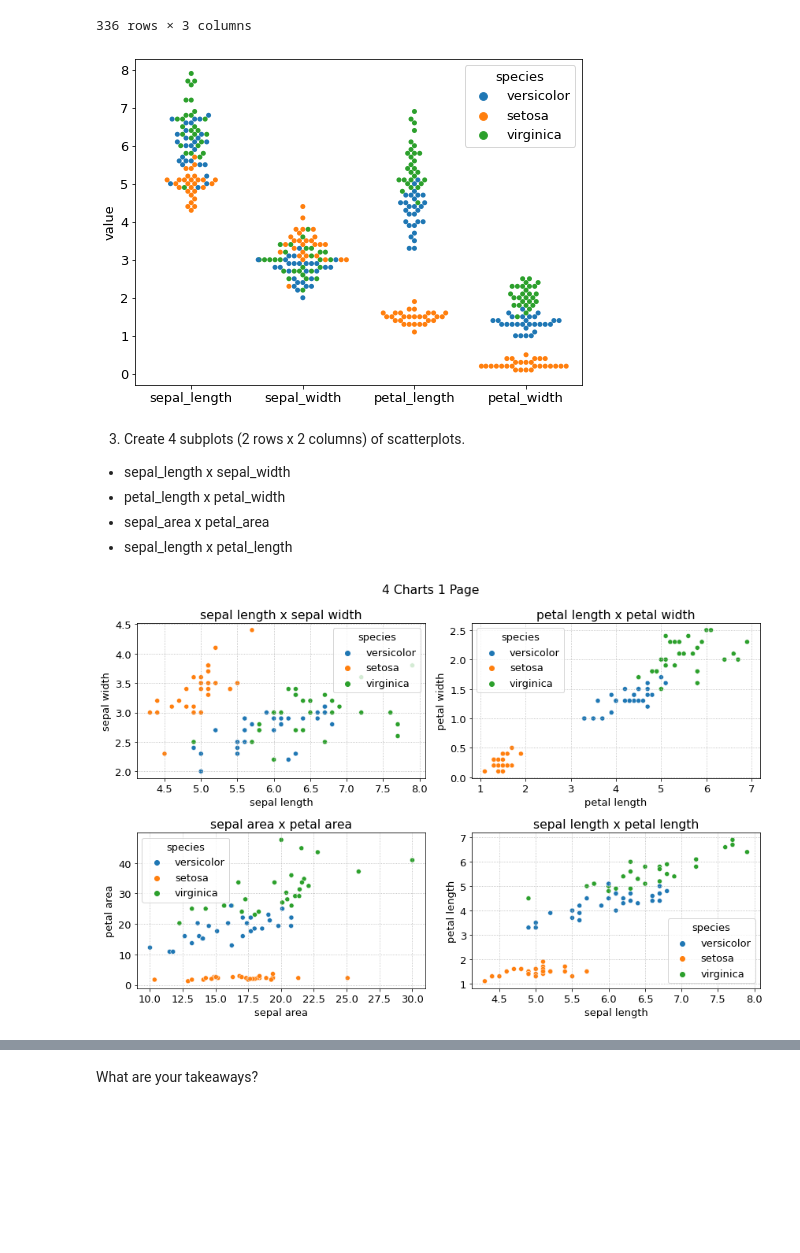
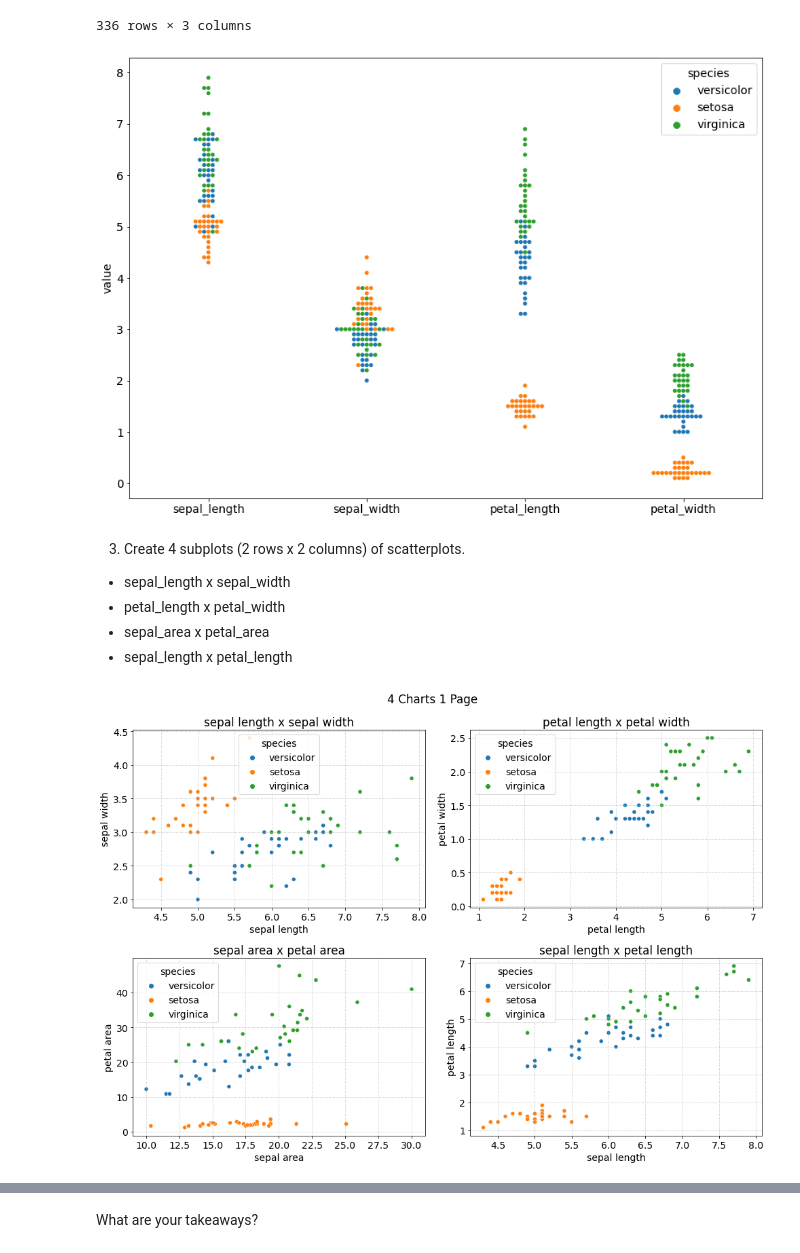
Before and after one commit to Tyler-Applegate/classification-exercises, a Jupyter notebook: classification_exercises.ipynb, the cells around one changed output, grey strips where cells are left out. Cells and saved outputs as stored; diff of their text form; code cells hidden in the pictures; blank space fills up the shorter version.

```diff
--- a/classification_exercises.ipynb
+++ b/classification_exercises.ipynb
@@ -464,20 +749,25 @@ iris_train_num_melt
 | 334 | setosa | petal_width | 0.1 |
 | 335 | setosa | petal_width | 0.4 |
 336 rows × 3 columns
+# %%
+# fancy matplotlib formatting for the notebook...
+
+plt.rc('font', size = 14)
+plt.rc('figure', figsize = (14,10))
 # %%
 # swarm of bees
 
-plt.figure(figsize=(8,6))
+# plt.figure(figsize=(8,6))
 p = sns.swarmplot(
     x='measurement',
     y='value',
     hue='species',
     data=iris_train_num_melt,
 )
 p.set(xlabel='')
 plt.show()
 # %% [output]
-[figure, old version]
+[figure, new version]
 # %%
 # what does it mean?
 
@@ -504,7 +794,7 @@ iris_train['sepal_area'] = iris_train['sepal_length'] * iris_train['sepal_width'
 iris_train['petal_area'] = iris_train['petal_length'] * iris_train['petal_length']
 # %%
 # initial formatting
-plt.figure(figsize=(12,8))
+# plt.figure(figsize=(12,8))
 plt.suptitle('4 Charts 1 Page')
 # sepal_length x sepal_width
 x1 = iris_train['sepal_length']
@@ -560,4 +850,4 @@ sns.scatterplot(x='sepal_length', y='petal_length', hue='species', data=iris_tra
 plt.tight_layout()
 plt.show()
 # %% [output]
-[figure, old version]
+[figure, new version]
```
Also changed, not shown: parts of 50 cells of this notebook, 3 other files.
